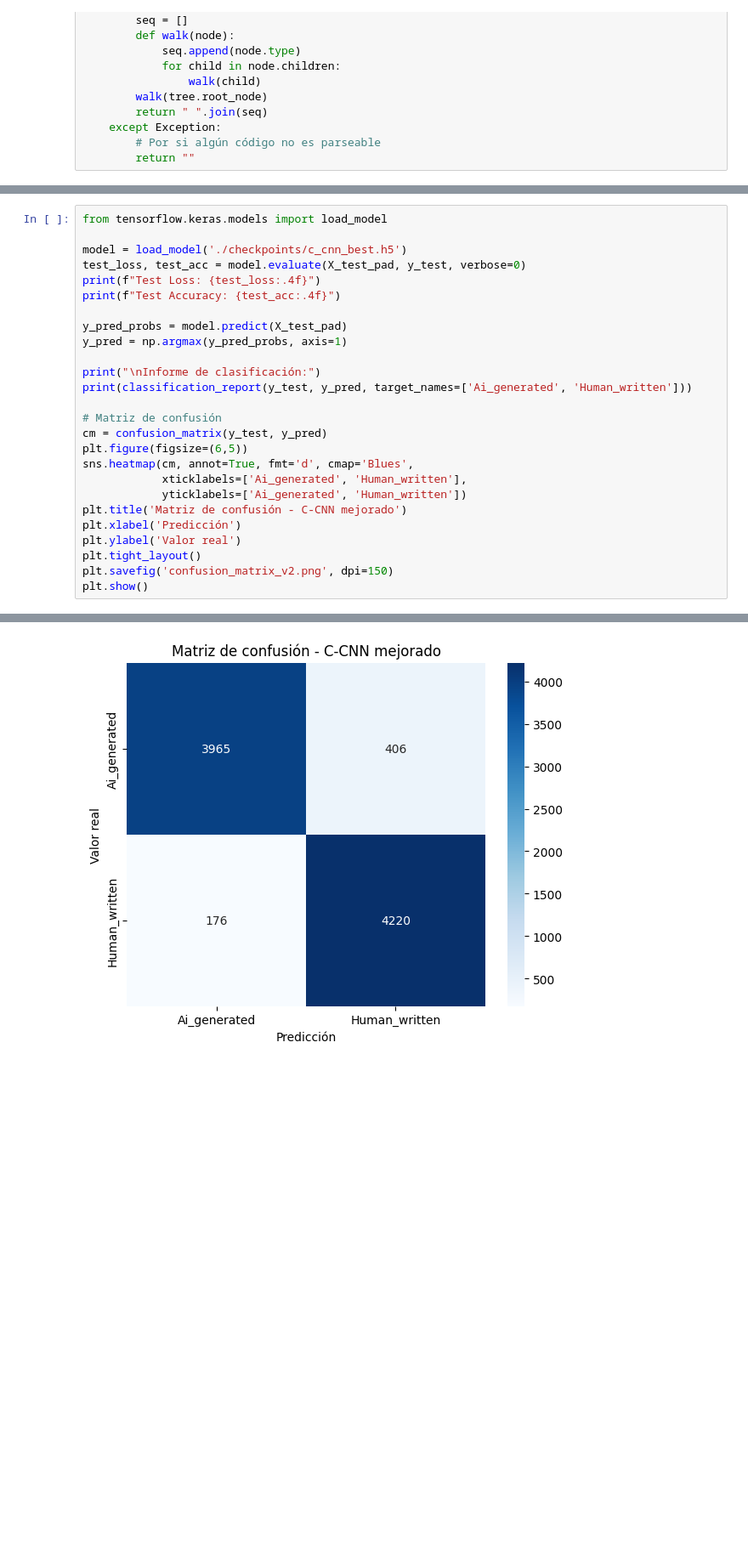
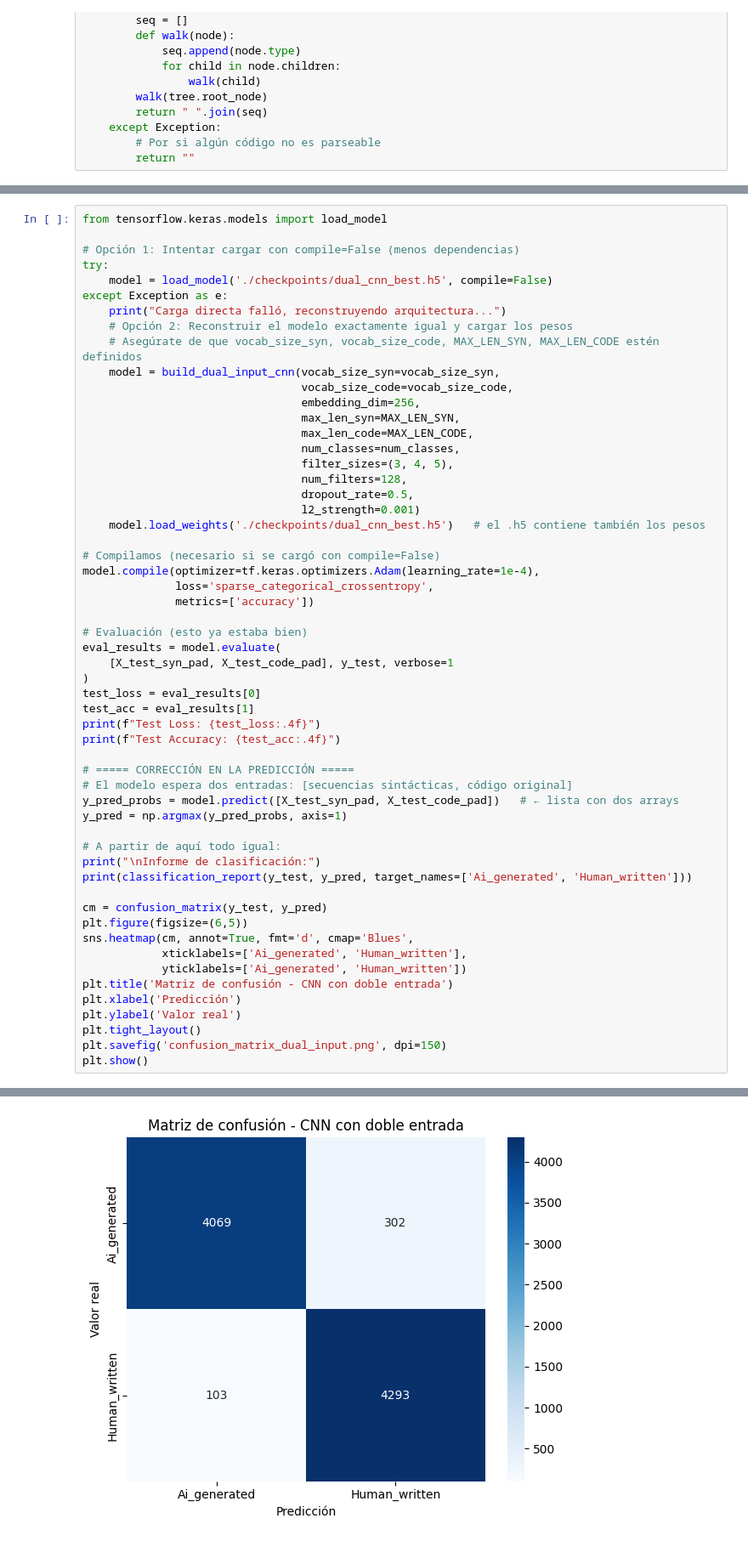
Before and after one commit to Johnccg/Clasificador_Humano_IA, a Jupyter notebook: modelo.ipynb, the cells around one changed output, grey strips where cells are left out. Shown at 85% size. Drawn from its saved outputs; the diff is of its cells as text; blank space fills up the shorter version.

```diff
--- a/modelo.ipynb
+++ b/modelo.ipynb
@@ -421,27 +537,57 @@ plt.show()
 # %%
 from tensorflow.keras.models import load_model
 
-model = load_model('./checkpoints/c_cnn_best.h5')
-test_loss, test_acc = model.evaluate(X_test_pad, y_test, verbose=0)
+# Opción 1: Intentar cargar con compile=False (menos dependencias)
+try:
+    model = load_model('./checkpoints/dual_cnn_best.h5', compile=False)
+except Exception as e:
+    print("Carga directa falló, reconstruyendo arquitectura...")
+    # Opción 2: Reconstruir el modelo exactamente igual y cargar los pesos
+    # Asegúrate de que vocab_size_syn, vocab_size_code, MAX_LEN_SYN, MAX_LEN_CODE estén definidos
+    model = build_dual_input_cnn(vocab_size_syn=vocab_size_syn,
+                                 vocab_size_code=vocab_size_code,
+                                 embedding_dim=256,
+                                 max_len_syn=MAX_LEN_SYN,
+                                 max_len_code=MAX_LEN_CODE,
+                                 num_classes=num_classes,
+                                 filter_sizes=(3, 4, 5),
+                                 num_filters=128,
+                                 dropout_rate=0.5,
+                                 l2_strength=0.001)
+    model.load_weights('./checkpoints/dual_cnn_best.h5')   # el .h5 contiene también los pesos
+
+# Compilamos (necesario si se cargó con compile=False)
+model.compile(optimizer=tf.keras.optimizers.Adam(learning_rate=1e-4),
+              loss='sparse_categorical_crossentropy',
+              metrics=['accuracy'])
+
+# Evaluación (esto ya estaba bien)
+eval_results = model.evaluate(
+    [X_test_syn_pad, X_test_code_pad], y_test, verbose=1
+)
+test_loss = eval_results[0]
+test_acc = eval_results[1]
 print(f"Test Loss: {test_loss:.4f}")
 print(f"Test Accuracy: {test_acc:.4f}")
 
-y_pred_probs = model.predict(X_test_pad)
+# ===== CORRECCIÓN EN LA PREDICCIÓN =====
+# El modelo espera dos entradas: [secuencias sintácticas, código original]
+y_pred_probs = model.predict([X_test_syn_pad, X_test_code_pad])   # ← lista con dos arrays
 y_pred = np.argmax(y_pred_probs, axis=1)
 
+# A partir de aquí todo igual:
 print("\nInforme de clasificación:")
 print(classification_report(y_test, y_pred, target_names=['Ai_generated', 'Human_written']))
 
-# Matriz de confusión
 cm = confusion_matrix(y_test, y_pred)
 plt.figure(figsize=(6,5))
 sns.heatmap(cm, annot=True, fmt='d', cmap='Blues',
             xticklabels=['Ai_generated', 'Human_written'],
             yticklabels=['Ai_generated', 'Human_written'])
-plt.title('Matriz de confusión - C‑CNN mejorado')
+plt.title('Matriz de confusión - CNN con doble entrada')
 plt.xlabel('Predicción')
 plt.ylabel('Valor real')
 plt.tight_layout()
-plt.savefig('confusion_matrix_v2.png', dpi=150)
+plt.savefig('confusion_matrix_dual_input.png', dpi=150)
 plt.show()
 # %% [output]
@@ -461 +608 @@ Human_written       0.91      0.96      0.94      4396
-[figure, old version]
+[figure, new version]
```
Also changed, not shown: parts of 5 cells of this notebook, 7 other files.
